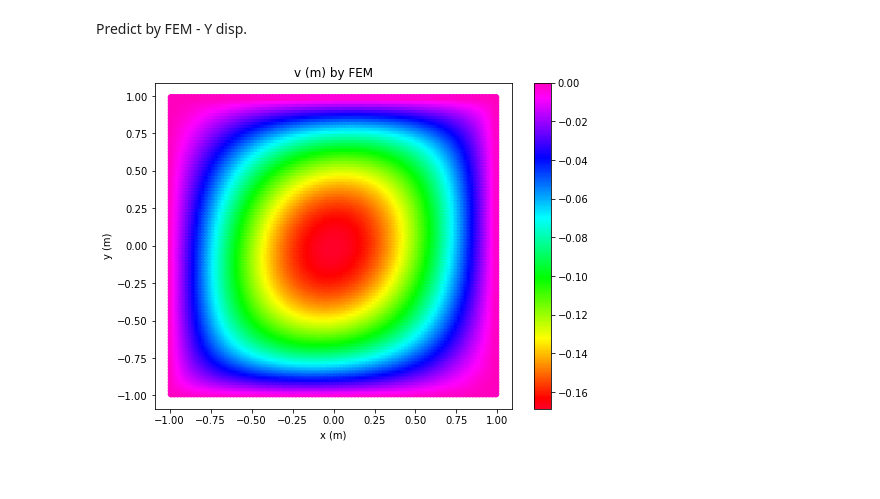
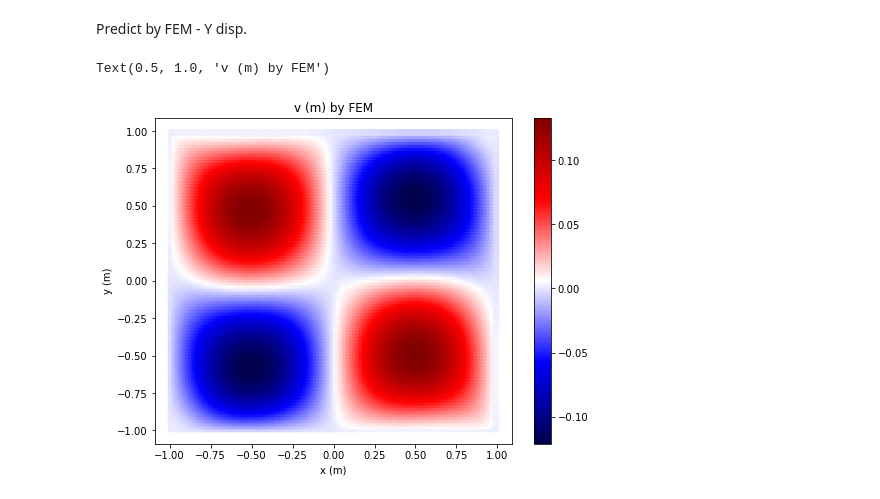
Before and after one commit to joon-stack/FBPINN_torch, a Jupyter notebook: compare_with_FEM_2D.ipynb, the cells around one changed output. Saved outputs shown, nothing was run; the diff lists cells and outputs as text; code cells hidden in the pictures.

```diff
--- a/compare_with_FEM_2D.ipynb
+++ b/compare_with_FEM_2D.ipynb
@@ -99,5 +118,8 @@ FEM Result
 # %%
-fname = "./data/2d_plane_prob1_fem.txt"
+# fname = "./data/2d_plane_prob2_fem.txt"
+# fname = "./data/2d_plane_prob3_fem.txt"
+fname = "./data_final/FEM/2d_plane_prob2.txt"
 data = np.loadtxt(fname=fname)
 
 x, y, u, v = data.T
+# x, y, w = data.T
@@ -120,11 +155,13 @@ Predict by FEM - Y disp.
 # %%
 plt.figure(figsize=(8, 6))
 
-plt.scatter(x, y, c=v, cmap='gist_rainbow')
+plt.scatter(x, y, c=u, cmap='seismic')
 plt.colorbar()
 plt.xlabel("x (m)")
 plt.ylabel("y (m)")
 plt.title("v (m) by FEM")
-plt.savefig("./figures/2D_prob1_v_fem.svg")
+# plt.clim(0.12, -0.12)
+# plt.savefig("./figures/2D_plane_prob2_v_fem.svg")
 # %% [output]
+Text(0.5, 1.0, 'v (m) by FEM')
-[figure, old version]
+[figure, new version]
```
Also changed, not shown: parts of 25 cells of this notebook, 10 other files.
